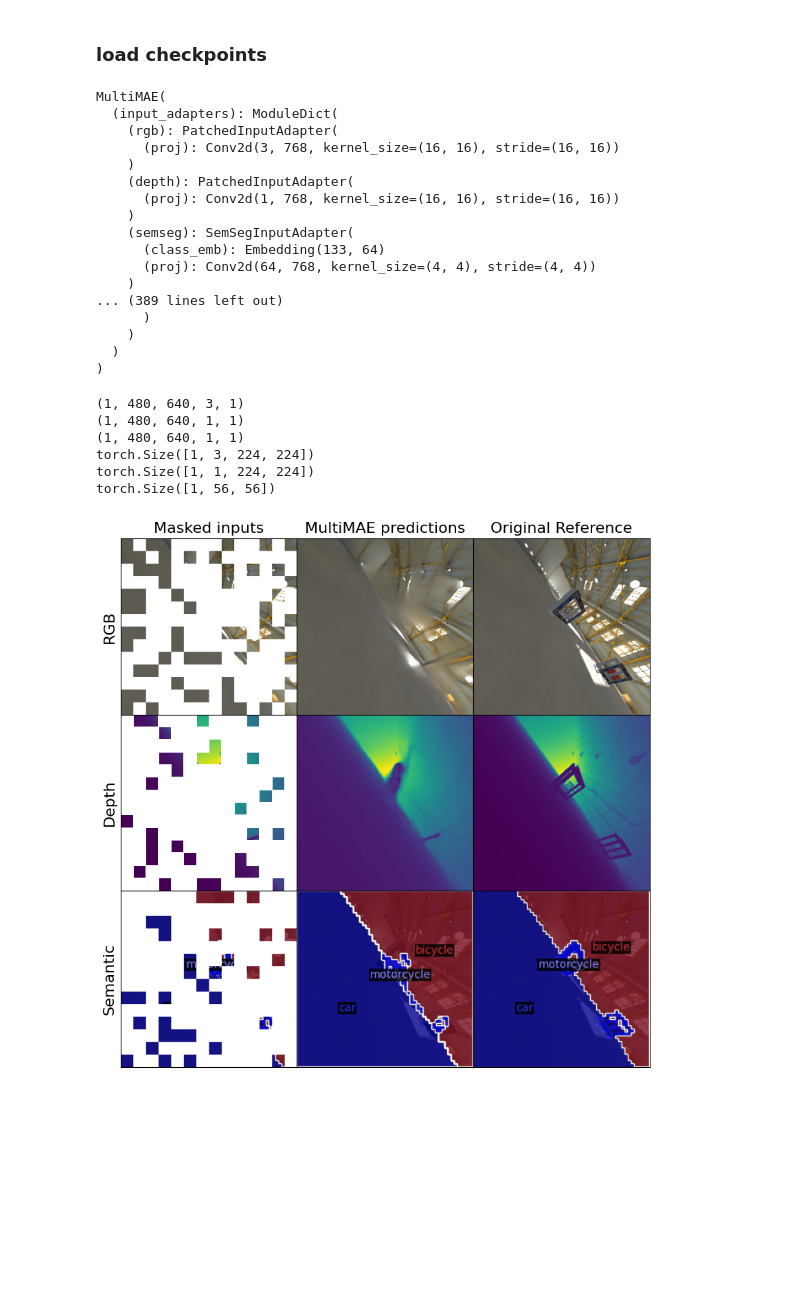
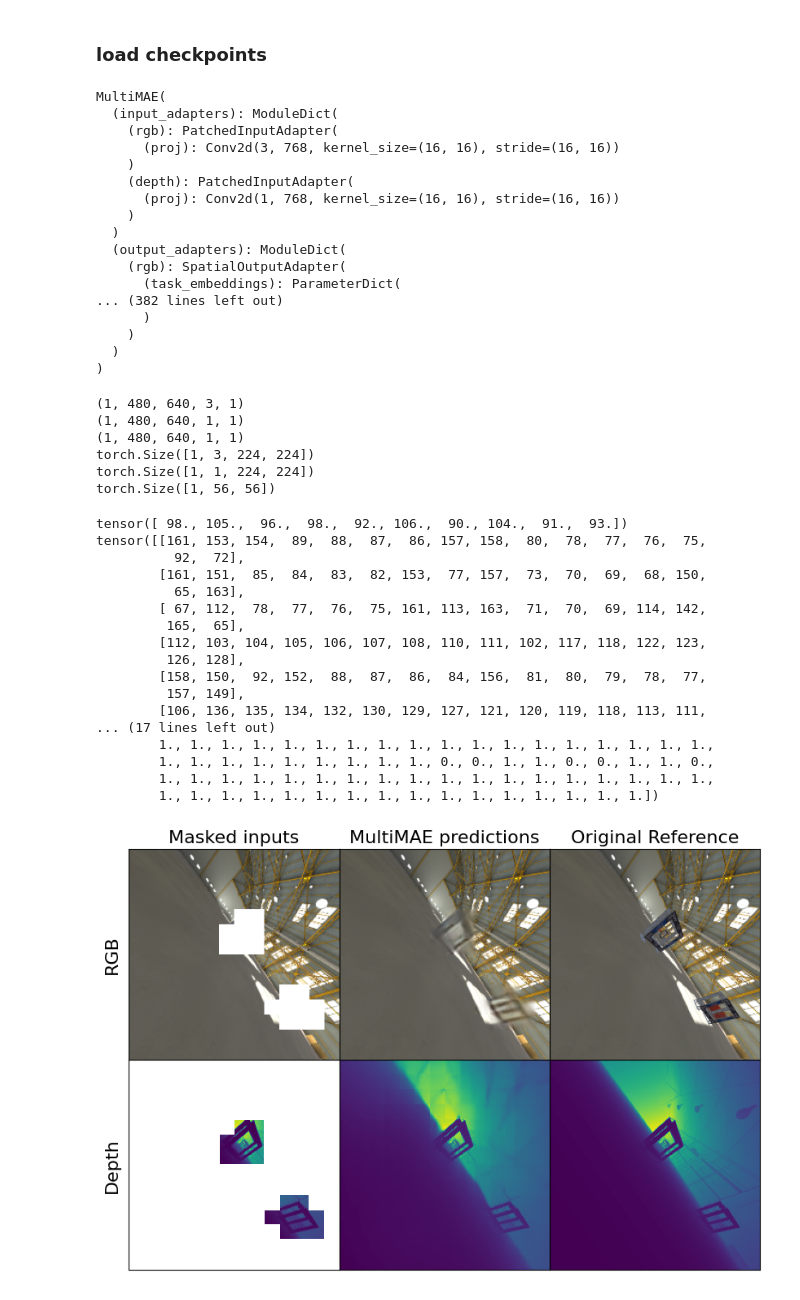
Before and after one commit to xingcw/pytorch-grad-cam, a Jupyter notebook: tutorials/multimae_pretrained_vis.ipynb, the cells around one changed output. Saved outputs shown, nothing was run; the diff lists cells and outputs as text; code cells hidden in the pictures; blank space fills up the shorter version.

Commit message:
correct visualize for multimae

```diff
--- a/tutorials/multimae_pretrained_vis.ipynb
+++ b/tutorials/multimae_pretrained_vis.ipynb
@@ -38,6 +40,10 @@ sample_rgb = multimae_path / f"samples/{prefix}rgb.png"
 sample_depth = multimae_path / f"samples/{prefix}depth.npy"
 sample_semseg = multimae_path / f"samples/{prefix}semseg.png"
 sample_label = multimae_path / f"samples/{prefix}label.npz"
+# %%
+# configure for detectron dataset (for prediection)
+eval_data_path = multimae_path / "datasets/test/val"
+metadata = get_semseg_metadata(eval_data_path)
 # %%
 image = cv2.imread(str(sample_rgb))
 image = cv2.cvtColor(image, cv2.COLOR_BGR2RGB)
@@ -68,7 +74,7 @@ axs[2].axis('off')
 (-0.5, 639.5, 479.5, -0.5)
 [figure]
 # %%
-DOMAINS = ['rgb', 'depth', 'semseg']
+DOMAINS = ['rgb', 'depth']
 
 DOMAIN_CONF = {
     'rgb': {
@@ -88,7 +94,7 @@ DOMAIN_CONF = {
 
 input_adapters = {
     domain: dinfo['input_adapter'](patch_size_full=16)
-    for domain, dinfo in DOMAIN_CONF.items()
+    for domain, dinfo in DOMAIN_CONF.items() if domain in DOMAINS
 }
 
 output_adapters = {
@@ -104,12 +110,20 @@ output_adapters = {
 }
 
 model = pretrain_multimae_base(input_adapters=input_adapters, output_adapters=output_adapters)
-CKPT_URL = 'https://github.com/EPFL-VILAB/MultiMAE/releases/download/pretrained-weights/multimae-b_98_rgb+-depth-semseg_1600e_multivit-afff3f8c.pth'
-ckpt = torch.hub.load_state_dict_from_url(CKPT_URL, map_location='cpu')
+# %%
+model_name = "pretrained"
+# %%
+if model_name == "pretrained":
+    CKPT_URL = 'https://github.com/EPFL-VILAB/MultiMAE/releases/download/pretrained-weights/multimae-b_98_rgb+-depth-semseg_1600e_multivit-afff3f8c.pth'
+    ckpt = torch.hub.load_state_dict_from_url(CKPT_URL, map_location='cpu')
+    model.load_state_dict(ckpt['model'], strict=False)
+elif model_name == "":
+    pretrained_model_path = multimae_path / "results/pretrain/multimae-b_98_rgb+-semseg_400e/03-07-00-37-55/checkpoint-19.pth"
+    ckpt = torch.load(pretrained_model_path, map_location='cpu')
+    model.load_state_dict(ckpt['model'], strict=True)
 # %% [markdown]
 ### load checkpoints
 # %%
-model.load_state_dict(ckpt['model'], strict=False)
 model.to("cuda")
 model.eval()
 # %% [output]
@@ -121,11 +135,11 @@ MultiMAE(
     (depth): PatchedInputAdapter(
       (proj): Conv2d(1, 768, kernel_size=(16, 16), stride=(16, 16))
     )
-    (semseg): SemSegInputAdapter(
-      (class_emb): Embedding(133, 64)
-      (proj): Conv2d(64, 768, kernel_size=(4, 4), stride=(4, 4))
-    )
-... (389 lines left out)
+  )
+  (output_adapters): ModuleDict(
+    (rgb): SpatialOutputAdapter(
+      (task_embeddings): ParameterDict(
+... (382 lines left out)
       )
     )
   )
@@ -165,17 +179,50 @@ torch.manual_seed(seed) # change seed to resample new mask
 np.random.seed(seed)
 random.seed(seed)
 cudnn.benchmark = True
+# %%
+a = torch.rand(10, 196)
+b = torch.zeros(10, 196)
+b[a < 0.5] = 1
+print(torch.sum(b, dim=1))
+b_idx = torch.argsort(b, dim=1)
+b_keep = b_idx[:, :16]
+print(b_keep)
+c = torch.ones(10, 196)
+c.scatter_(1, b_keep, 0)
+print(torch.sum(c, dim=1))
+print(c[0, :])
+# %% [output]
+tensor([ 98., 105.,  96.,  98.,  92., 106.,  90., 104.,  91.,  93.])
+tensor([[161, 153, 154,  89,  88,  87,  86, 157, 158,  80,  78,  77,  76,  75,
+          92,  72],
+        [161, 151,  85,  84,  83,  82, 153,  77, 157,  73,  70,  69,  68, 150,
+          65, 163],
+        [ 67, 112,  78,  77,  76,  75, 161, 113, 163,  71,  70,  69, 114, 142,
+         165,  65],
+        [112, 103, 104, 105, 106, 107, 108, 110, 111, 102, 117, 118, 122, 123,
+         126, 128],
+        [158, 150,  92, 152,  88,  87,  86,  84, 156,  81,  80,  79,  78,  77,
+         157, 149],
+        [106, 136, 135, 134, 132, 130, 129, 127, 121, 120, 119, 118, 113, 111,
+... (17 lines left out)
+        1., 1., 1., 1., 1., 1., 1., 1., 1., 1., 1., 1., 1., 1., 1., 1., 1., 1.,
+        1., 1., 1., 1., 1., 1., 1., 1., 1., 0., 0., 1., 1., 0., 0., 1., 1., 0.,
+        1., 1., 1., 1., 1., 1., 1., 1., 1., 1., 1., 1., 1., 1., 1., 1., 1., 1.,
+        1., 1., 1., 1., 1., 1., 1., 1., 1., 1., 1., 1., 1., 1., 1., 1.])
 # %%
 preds, masks = model(
-    inputs,
-    num_encoded_tokens=128,
+    processed_inputs,
+    num_encoded_tokens=196,
     alphas=1.0,
-    mask_type="gate-oriented"
+    mask_type="gate-oriented",
+    semseg_gt=processed_inputs["semseg"],
+    masked_rgb_gate_only=True,
+    in_domains=DOMAINS
 )
 
 preds = {domain: pred.detach().cpu() for domain, pred in preds.items()}
 masks = {domain: mask.detach().cpu() for domain, mask in masks.items()}
 
-res = plot_predictions(inputs, preds, masks)
+res = plot_predictions(inputs, preds, masks, metadata=metadata)
 # %% [output]
-[figure, old version]
+[figure, new version]
```
Also changed, not shown: parts of 9 cells of this notebook, 3 other files.
